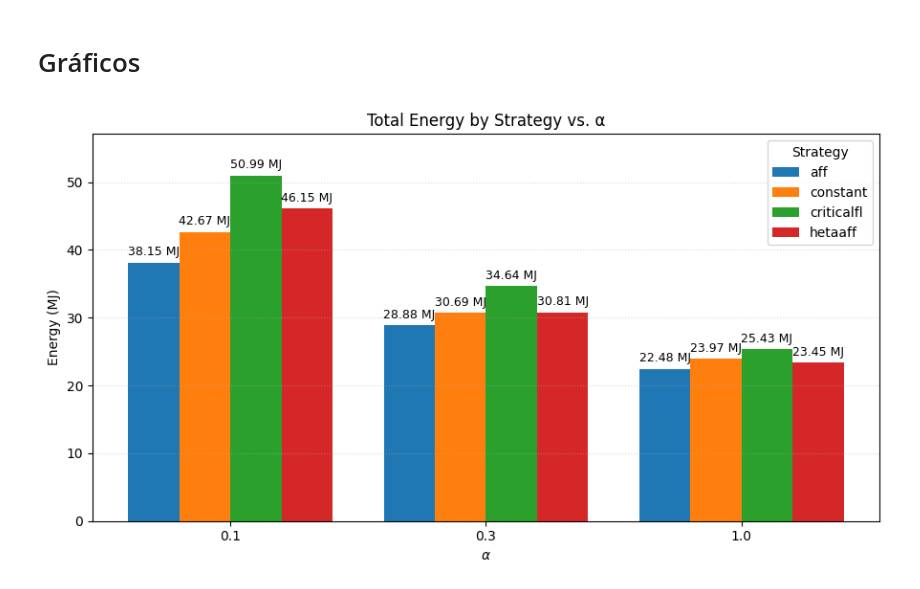
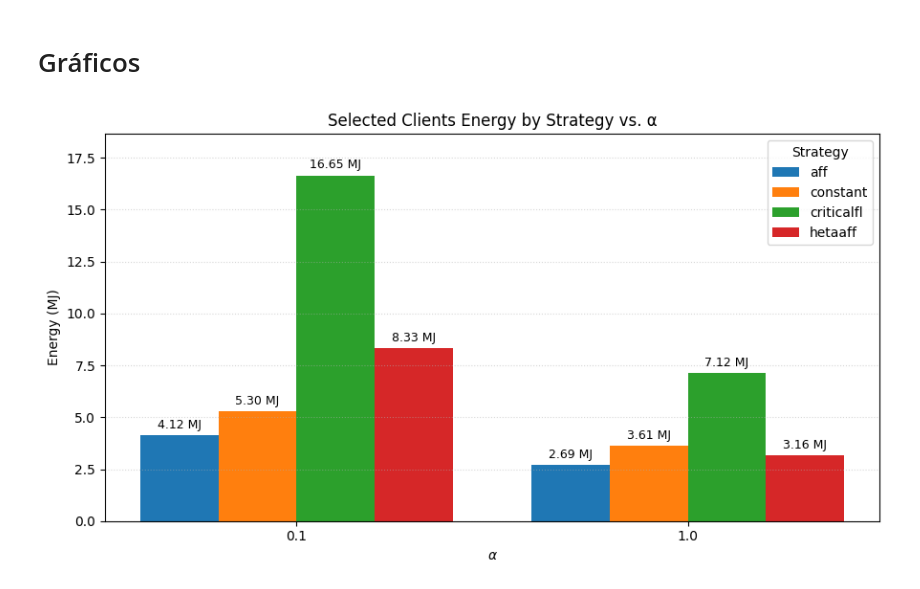
Before and after one commit to RafaelGreg18/tcc-def, a Jupyter notebook: experiments/analysis/training_cost.ipynb, the cells around one changed output. Saved outputs shown, nothing was run; the diff lists cells and outputs as text; code cells hidden in the pictures.

```diff
--- a/experiments/analysis/training_cost.ipynb
+++ b/experiments/analysis/training_cost.ipynb
@@ -151,19 +151,22 @@ def aggregate_system_totals(runs):
     for strategy, alpha, seed, _, sp in runs:
         # somar todas as rodadas do system_performance
         total_mJ = 0.0
+        selected_mJ = 0.0
         total_bytes = 0.0
         for rk, vals in sp.items():
             ridx = parse_round_key_to_idx(rk)
             if ridx is None or ridx < 0:
                 continue
             total_mJ += float(vals.get("total_mJ", 0.0))
+            selected_mJ += float(vals.get("selected_mJ", 0.0))
             total_bytes += float(vals.get("num_transmited_bytes", 0.0))
 
         energy_records.append({
             "strategy": strategy,
             "alpha": alpha,
             "seed": seed,
-            "total_J": total_mJ / MILLIJOULES_PER_J
+            "total_J": total_mJ / MILLIJOULES_PER_J,
+            "selected_J": selected_mJ / MILLIJOULES_PER_J
         })
         bytes_records.append({
             "strategy": strategy,
@@ -176,8 +179,13 @@ def aggregate_system_totals(runs):
     dfb = pd.DataFrame(bytes_records)
 
     # média entre seeds
-    dfe_mean = (
+    dfe_total_mean = (
         dfe.groupby(["alpha", "strategy"])["total_J"]
+        .mean()
+        .reset_index()
+    )
+    dfe_selected_mean = (
+        dfe.groupby(["alpha", "strategy"])["selected_J"]
         .mean()
         .reset_index()
     )
@@ -189,13 +197,16 @@ def aggregate_system_totals(runs):
 
     # construir dicts por alpha
     totals_energy = defaultdict(dict)
+    selected_energy = defaultdict(dict)
     totals_bytes = defaultdict(dict)
-    for _, row in dfe_mean.iterrows():
+    for _, row in dfe_total_mean.iterrows():
         totals_energy[row["alpha"]][row["strategy"]] = float(row["total_J"])
+    for _, row in dfe_selected_mean.iterrows():
+        selected_energy[row["alpha"]][row["strategy"]] = float(row["selected_J"])
     for _, row in dfb_mean.iterrows():
         totals_bytes[row["alpha"]][row["strategy"]] = float(row["total_MB"])
 
-    return totals_energy, totals_bytes, dfe, dfb, dfe_mean, dfb_mean
+    return totals_energy, selected_energy, totals_bytes, dfe, dfb, dfe_total_mean, dfe_selected_mean, dfb_mean
 
 def _flatten_strategy_dict(d):
     """Converte {alpha: {'estrategia': valor_mJ}} -> {alpha: valor_mJ}."""
@@ -397,21 +408,22 @@ df_acc_rounds_mean_aff, df_acc_raw_aff = aggregate_accuracy_by_round(runs_aff)
 df_acc_rounds_mean_hetaaff, df_acc_raw_hetaaff = aggregate_accuracy_by_round(runs_hetaaff)
 # %%
 # ---- Totais de energia (J) e bytes (MB) por (alpha, participants), média entre seeds ----
-totals_energy_constant, totals_bytes_constant, dfe_constant, dfb_constant, dfe_mean_constant, dfb_mean_constant = aggregate_system_totals(runs_constant)
+totals_energy_constant, selected_energy_constant, totals_bytes_constant, dfe_constant, dfb_constant, dfe_total_mean_constant, dfe_selected_mean_constant, dfb_mean_constant = aggregate_system_totals(runs_constant)
 
-totals_energy_critical, totals_bytes_critical, dfe_critical, dfb_critical, dfe_mean_critical, dfb_mean_critical = aggregate_system_totals(runs_critical)
 
-totals_energy_aff, totals_bytes_aff, dfe_aff, dfb_aff, dfe_mean_aff, dfb_mean_aff = aggregate_system_totals(runs_aff)
+totals_energy_critical, selected_energy_critical, totals_bytes_critical, dfe_critical, dfb_critical, dfe_total_mean_critical, dfe_selected_mean_critical, dfb_mean_critical = aggregate_system_totals(runs_critical)
 
-totals_energy_hetaaff, totals_bytes_hetaaff, dfe_hetaaff, dfb_hetaaff, dfe_mean_hetaaff, dfb_mean_hetaaff = aggregate_system_totals(runs_hetaaff)
+totals_energy_aff, selected_energy_aff, totals_bytes_aff, dfe_aff, dfb_aff, dfe_total_mean_aff, dfe_selected_mean_aff, dfb_mean_aff = aggregate_system_totals(runs_aff)
+
+totals_energy_hetaaff, selected_energy_hetaaff, totals_bytes_hetaaff, dfe_hetaaff, dfb_hetaaff, dfe_total_mean_hetaaff, dfe_selected_mean_hetaaff, dfb_mean_hetaaff = aggregate_system_totals(runs_hetaaff)
 # %% [markdown]
 # Gráficos
 # %%
 plot_energy_grouped_with_labels({
-    'aff': totals_energy_aff,
-    'constant': totals_energy_constant,
-    'criticalfl': totals_energy_critical,
-    'hetaaff': totals_energy_hetaaff,
-})
+    'aff': selected_energy_aff,
+    'constant': selected_energy_constant,
+    'criticalfl': selected_energy_critical,
+    'hetaaff': selected_energy_hetaaff,
+}, x_order=[0.1, 1.0], title="Selected Clients Energy by Strategy vs. α")
 # %% [output]
-[figure, old version]
+[figure, new version]
```
Also changed, not shown: parts of 4 cells of this notebook, 21 other files.
